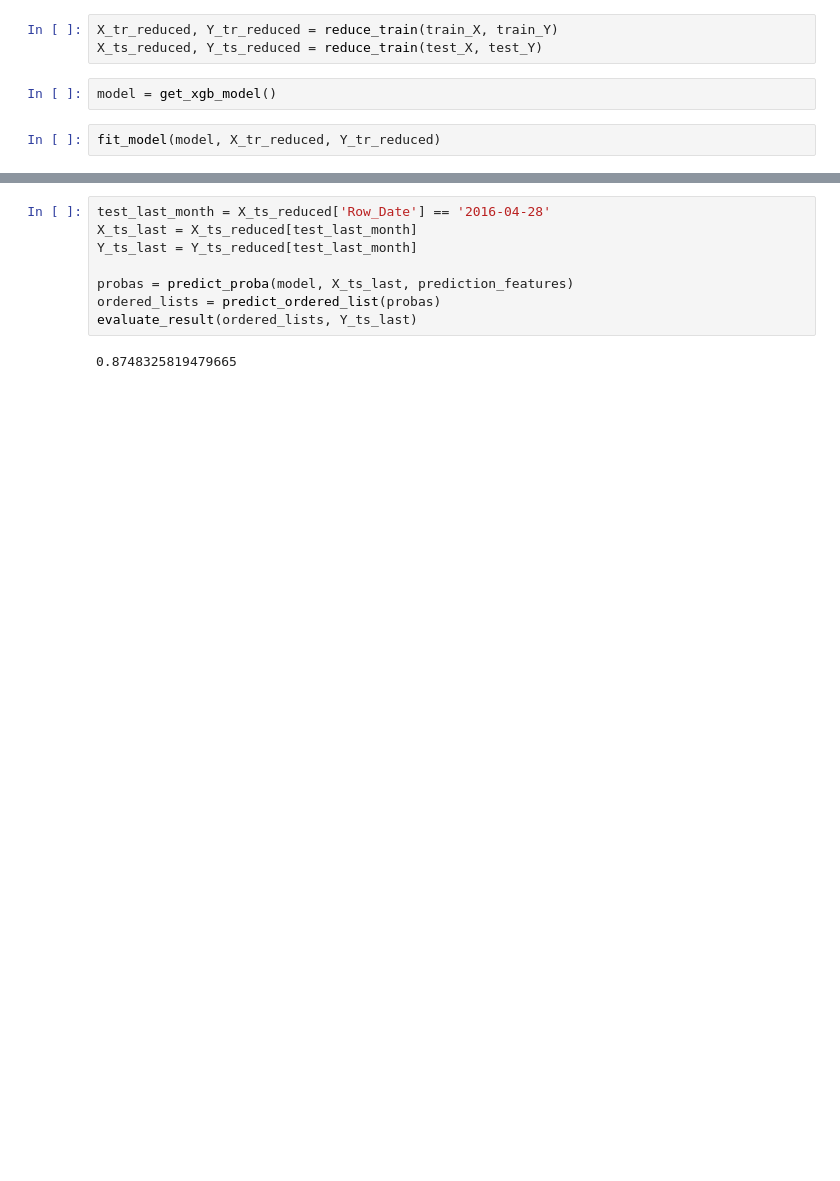
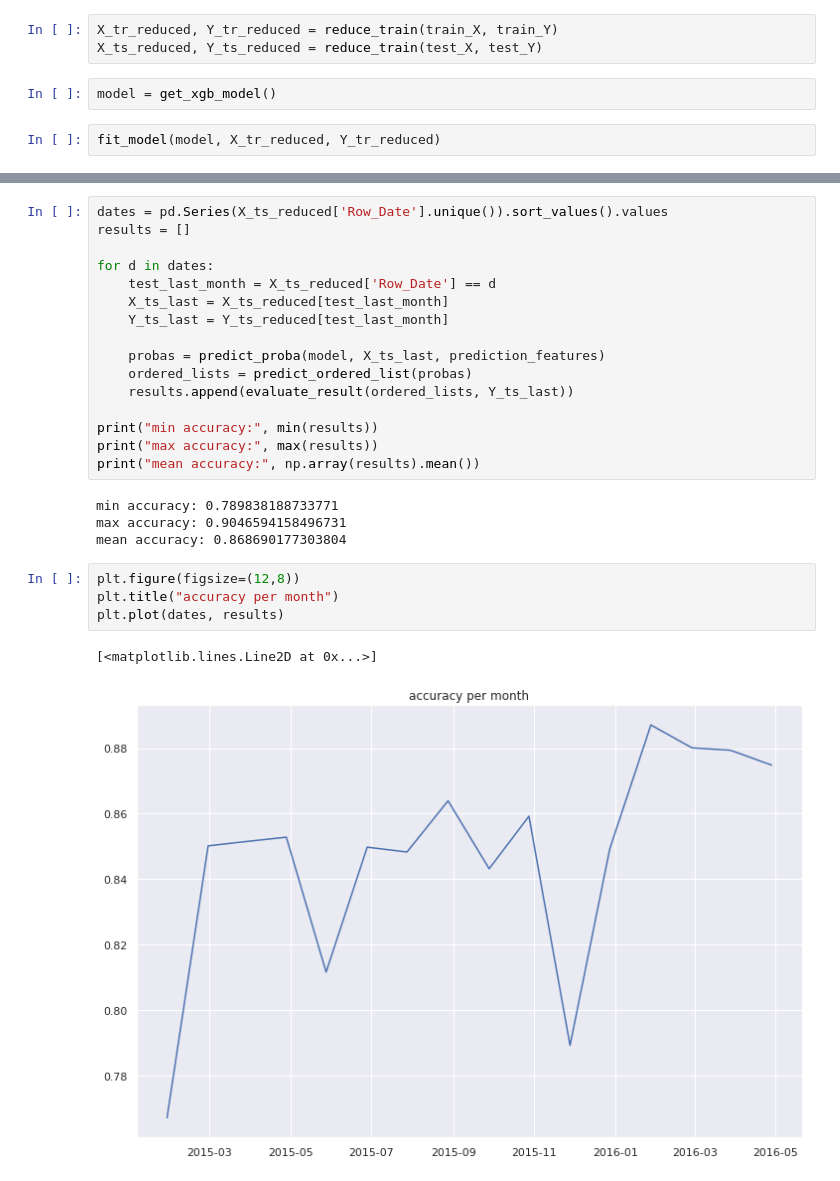
Before and after one commit to user1abcde/kaggle_santander_123, a Jupyter notebook: feature_engineering.ipynb, the cells around one changed output, grey strips where cells are left out. Cells and saved outputs as stored; diff of their text form; blank space fills up the shorter version.

```diff
--- a/feature_engineering.ipynb
+++ b/feature_engineering.ipynb
@@ -47,10 +65,27 @@ evaluate_result(ordered_lists, Y_ts_reduced)
 # %%
-test_last_month = X_ts_reduced['Row_Date'] == '2016-04-28'
-X_ts_last = X_ts_reduced[test_last_month]
-Y_ts_last = Y_ts_reduced[test_last_month]
+dates = pd.Series(X_ts_reduced['Row_Date'].unique()).sort_values().values
+results = []
 
-probas = predict_proba(model, X_ts_last, prediction_features)
-ordered_lists = predict_ordered_list(probas)
-evaluate_result(ordered_lists, Y_ts_last)
+for d in dates:
+    test_last_month = X_ts_reduced['Row_Date'] == d
+    X_ts_last = X_ts_reduced[test_last_month]
+    Y_ts_last = Y_ts_reduced[test_last_month]
+
+    probas = predict_proba(model, X_ts_last, prediction_features)
+    ordered_lists = predict_ordered_list(probas)
+    results.append(evaluate_result(ordered_lists, Y_ts_last))
+
+print("min accuracy:", min(results))
+print("max accuracy:", max(results))
+print("mean accuracy:", np.array(results).mean())
 # %% [output]
-0.8748325819479665
+min accuracy: 0.789838188733771
+max accuracy: 0.9046594158496731
+mean accuracy: 0.868690177303804
+# %%
+plt.figure(figsize=(12,8))
+plt.title("accuracy per month")
+plt.plot(dates, results)
+# %% [output]
+[<matplotlib.lines.Line2D at 0x...>]
+[figure, added]
```
Also changed, not shown: parts of 6 cells of this notebook.
